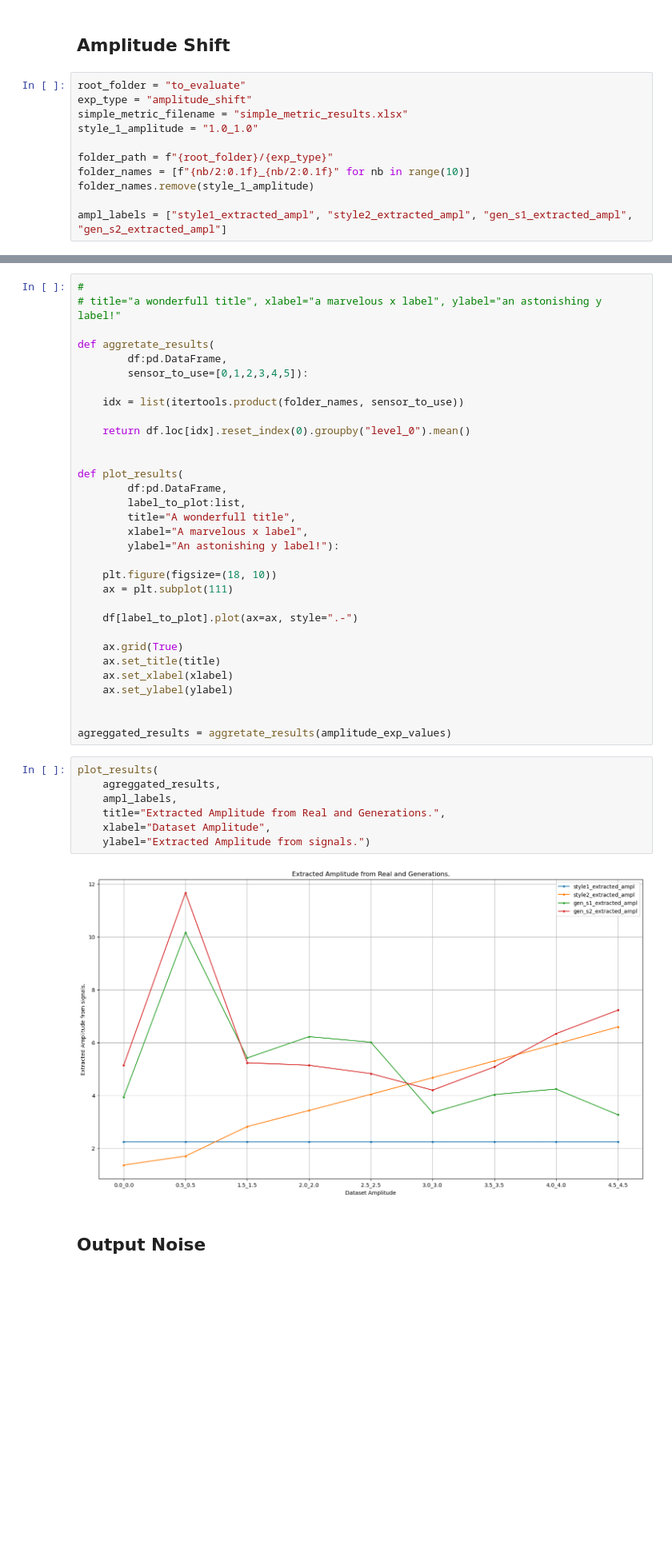
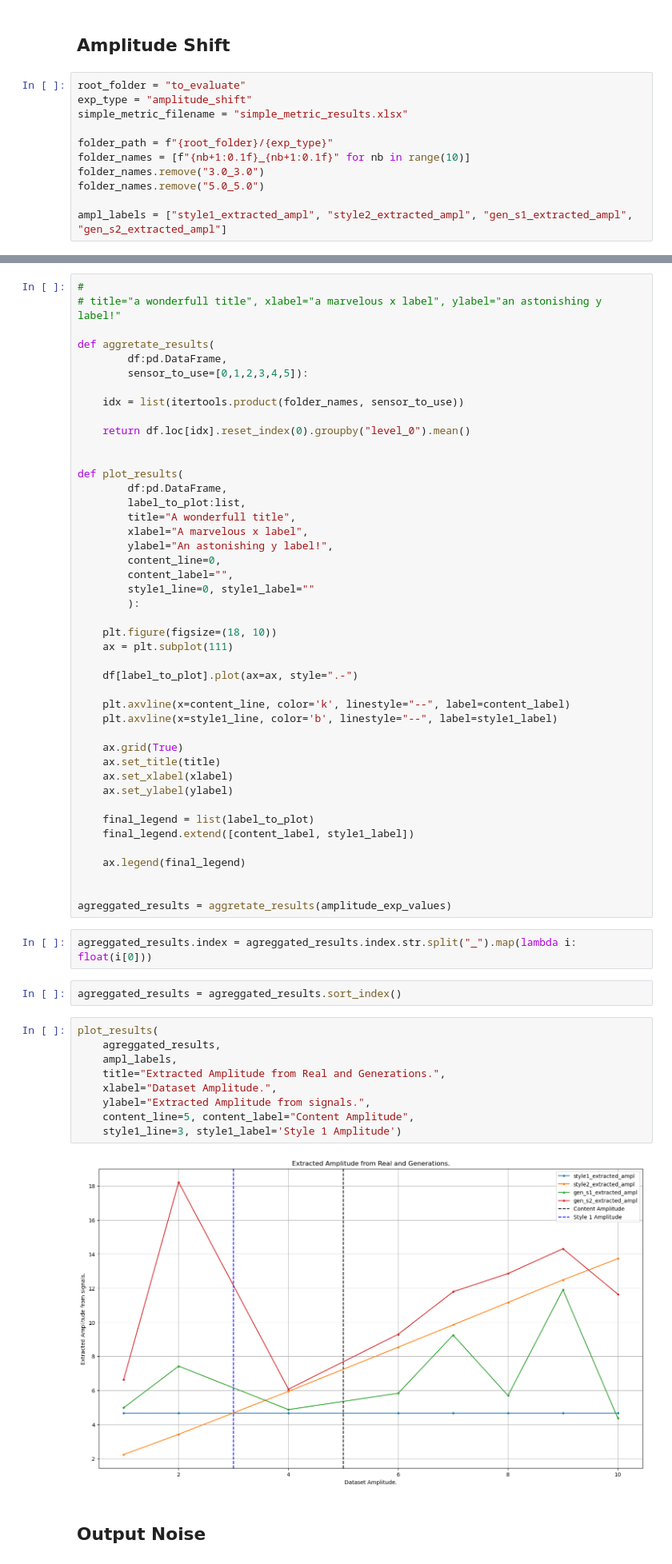
Before and after one commit to Henri-Hoyez/TimeSeriesStyleTransfer, a Jupyter notebook: bench.ipynb, the cells around one changed output, grey strips where cells are left out. Shown at 80% size. Cells and saved outputs as stored; diff of their text form; blank space fills up the shorter version.

```diff
--- a/bench.ipynb
+++ b/bench.ipynb
@@ -9,10 +9,10 @@ import itertools
 root_folder = "to_evaluate"
 exp_type = "amplitude_shift"
 simple_metric_filename = "simple_metric_results.xlsx"
-style_1_amplitude = "1.0_1.0"
 
 folder_path = f"{root_folder}/{exp_type}"
-folder_names = [f"{nb/2:0.1f}_{nb/2:0.1f}" for nb in range(10)]
-folder_names.remove(style_1_amplitude)
+folder_names = [f"{nb+1:0.1f}_{nb+1:0.1f}" for nb in range(10)]
+folder_names.remove("3.0_3.0")
+folder_names.remove("5.0_5.0")
 
 ampl_labels = ["style1_extracted_ampl", "style2_extracted_ampl", "gen_s1_extracted_ampl", "gen_s2_extracted_ampl"]
@@ -72,29 +83,47 @@ def plot_results(
         label_to_plot:list,
         title="A wonderfull title",
         xlabel="A marvelous x label",
-        ylabel="An astonishing y label!"):
+        ylabel="An astonishing y label!",
+        content_line=0,
+        content_label="",
+        style1_line=0, style1_label=""
+        ):
 
     plt.figure(figsize=(18, 10))
     ax = plt.subplot(111)
 
     df[label_to_plot].plot(ax=ax, style=".-")
 
+    plt.axvline(x=content_line, color='k', linestyle="--", label=content_label)
+    plt.axvline(x=style1_line, color='b', linestyle="--", label=style1_label)
+
     ax.grid(True)
     ax.set_title(title)
     ax.set_xlabel(xlabel)
     ax.set_ylabel(ylabel)
 
+    final_legend = list(label_to_plot)
+    final_legend.extend([content_label, style1_label])
+
+    ax.legend(final_legend)
+
 
 agreggated_results = aggretate_results(amplitude_exp_values)
+# %%
+agreggated_results.index = agreggated_results.index.str.split("_").map(lambda i: float(i[0]))
+# %%
+agreggated_results = agreggated_results.sort_index()
 # %%
 plot_results(
     agreggated_results,
     ampl_labels,
     title="Extracted Amplitude from Real and Generations.",
-    xlabel="Dataset Amplitude",
-    ylabel="Extracted Amplitude from signals.")
+    xlabel="Dataset Amplitude.",
+    ylabel="Extracted Amplitude from signals.",
+    content_line=5, content_label="Content Amplitude",
+    style1_line=3, style1_label='Style 1 Amplitude')
 # %% [output]
-[figure, old version]
+[figure, new version]
 # %% [markdown]
 ## Output Noise
 # %%
```
Also changed, not shown: parts of 2 cells of this notebook, 2 other files.
